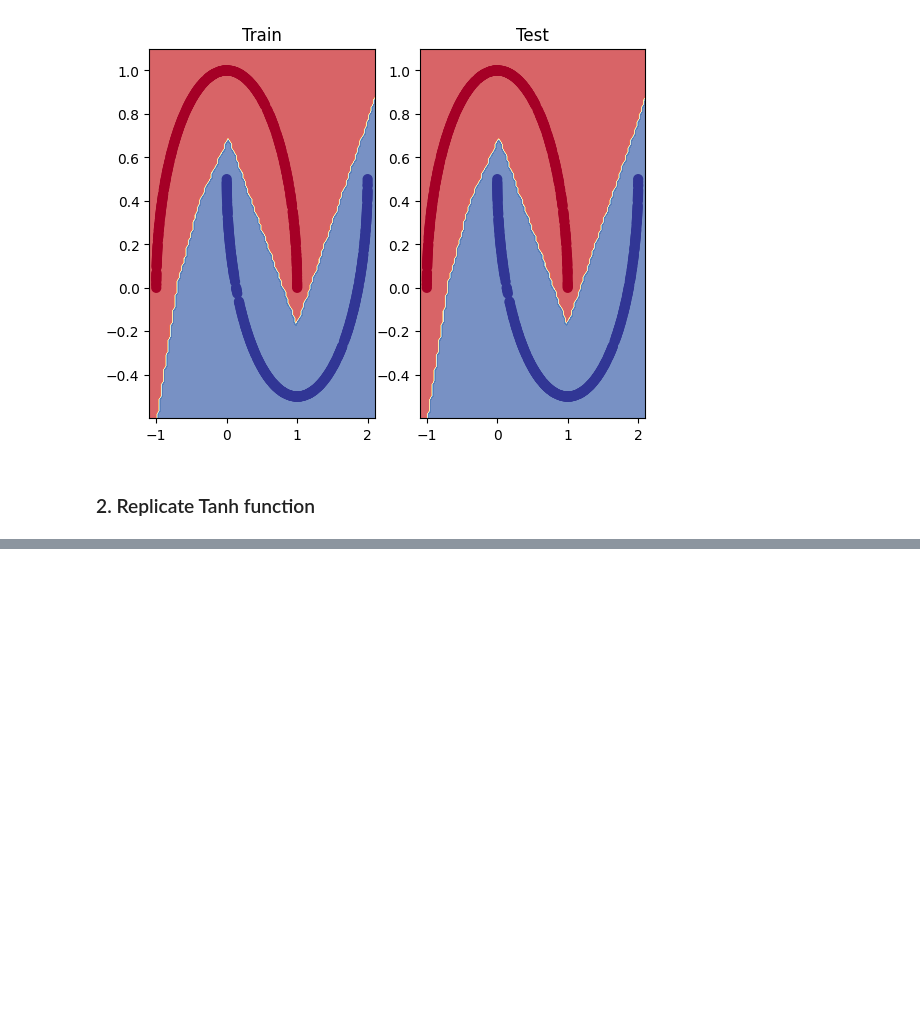
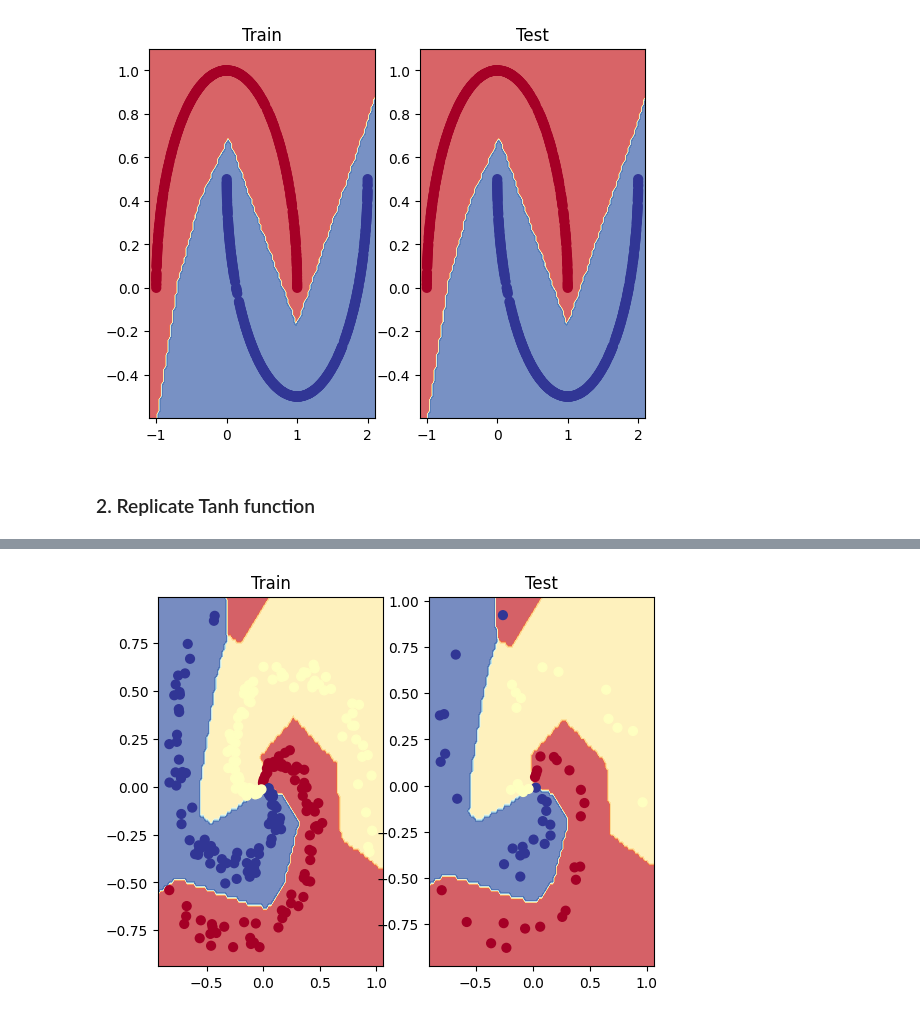
Before and after one commit to BrandonBrontide/PyTorchNeuralNetExercises, a Jupyter notebook: main.ipynb, the cells around one changed output, grey strips where cells are left out. Saved outputs shown, nothing was run; the diff lists cells and outputs as text; code cells hidden in the pictures; blank space fills up the shorter version.

```diff
--- a/main.ipynb
+++ b/main.ipynb
@@ -187,0 +285,36 @@ plot_decision_boundary(moon_model, X_train, y_train);
+# %%
+# Loss function & optimizer
+loss_fn = nn.CrossEntropyLoss()
+optimizer = torch.optim.Adam(spiral_model.parameters(), lr=0.01)
+# %%
+torch.manual_seed(42)
+torch.cuda.manual_seed(42)
+
+epochs = 200
+
+X_train, y_train = X_train.to(device), y_train.to(device)
+X_test, y_test = X_test.to(device), y_test.to(device)
+
+for epoch in range(epochs):
+    # Training
+
+    spiral_model.train()
+    train_logits = spiral_model(X_train)
+    train_preds = torch.softmax(train_logits, dim=1).argmax(dim=1)
+    train_loss = loss_fn(train_logits, y_train)
+    train_acc = accuracy_fn(y_train, train_preds)
+    optimizer.zero_grad()
+    train_loss.backward()
+    optimizer.step()
+
+    # Testing
+    spiral_model.eval()
+    with torch.inference_mode():
+        test_logits = spiral_model(X_test)
+        test_preds = torch.softmax(test_logits, dim=1).argmax(dim=1)
+        test_loss = loss_fn(test_logits, y_test)
+        test_acc = accuracy_fn(y_test, test_preds)
+
+    # Print whats happenin
+    if epoch % 10 == 0:
+        print(f"Epoch: {epoch} | Train loss: {train_loss:.4f}, Train acc: {train_acc:.2f}% | Test loss: {test_loss:.4f}, Test acc: {test_acc:.2f}%")
@@ -187,0 +342,10 @@ plot_decision_boundary(moon_model, X_train, y_train);
+# %%
+from helper_functions import plot_decision_boundary
+plt.subplot(1, 2, 1)
+plt.title("Train")
+plot_decision_boundary(spiral_model, X_train, y_train)
+plt.subplot(1, 2, 2)
+plt.title("Test")
+plot_decision_boundary(spiral_model, X_test, y_test)
+# %% [output]
+[figure, added]
```
Also changed, not shown: parts of 16 cells of this notebook.
